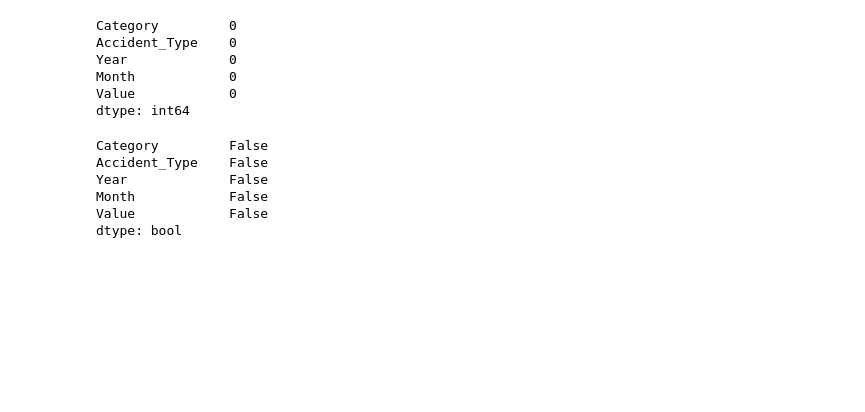
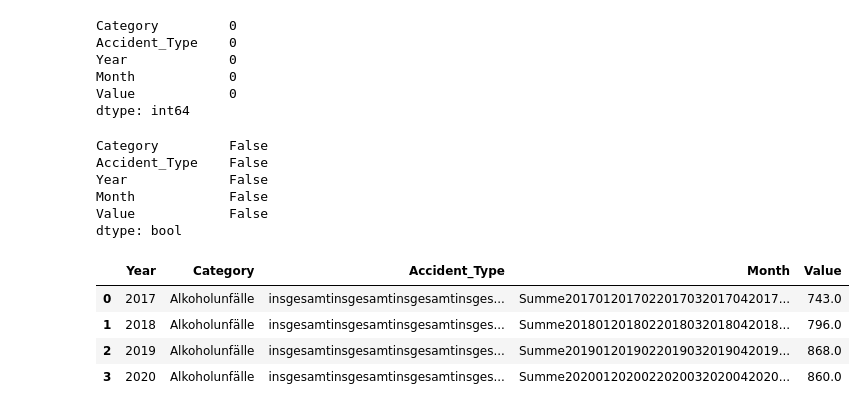
Before and after one commit to harmonicsvd/DPS-Work, a Jupyter notebook: data.ipynb, the cells around one changed output. Drawn from its saved outputs; the diff is of its cells as text; code cells hidden in the pictures; blank space fills up the shorter version.

```diff
--- a/data.ipynb
+++ b/data.ipynb
@@ -85,0 +90,8 @@ dtype: bool
+# %%
+collection
+# %% [output]
+|  | Year | Category | Accident_Type | Month | Value |
+| 0 | 2017 | Alkoholunfälle | insgesamtinsgesamtinsgesamtinsges... | Summe2017012017022017032017042017... | 743.0 |
+| 1 | 2018 | Alkoholunfälle | insgesamtinsgesamtinsgesamtinsges... | Summe2018012018022018032018042018... | 796.0 |
+| 2 | 2019 | Alkoholunfälle | insgesamtinsgesamtinsgesamtinsges... | Summe2019012019022019032019042019... | 868.0 |
+| 3 | 2020 | Alkoholunfälle | insgesamtinsgesamtinsgesamtinsges... | Summe2020012020022020032020042020... | 860.0 |
```
Also changed, not shown: parts of 5 cells of this notebook.
